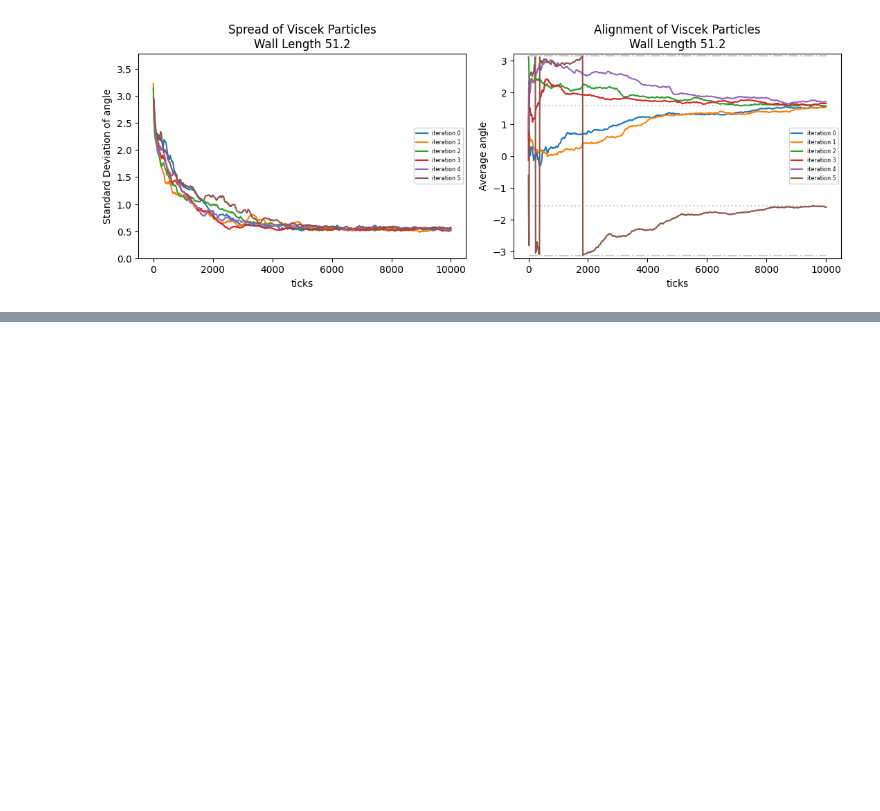
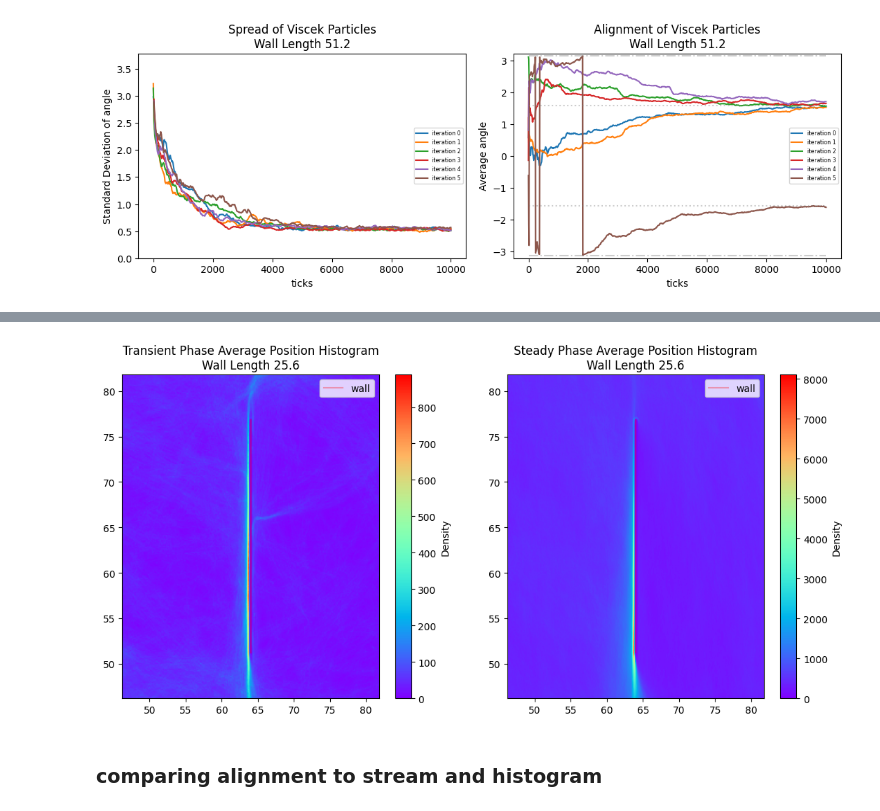
Before and after one commit to RoryTidmarsh/WettingRobots, a Jupyter notebook: wall implemetation/wall_size_experiment/reading_npz.ipynb, the cells around one changed output, grey strips where cells are left out. Drawn from its saved outputs; the diff is of its cells as text; code cells hidden in the pictures; blank space fills up the shorter version.

```diff
--- a/wall implemetation/wall_size_experiment/reading_npz.ipynb
+++ b/wall implemetation/wall_size_experiment/reading_npz.ipynb
@@ -294,0 +477,28 @@ plt.show()
+# %%
+fig, ax = plt.subplots(ncols=2, figsize = (13,6))
+i = 2
+
+cmap = "rainbow"
+_,ax[0] = hist_2D_plot("transient", simulations[i], fig, ax[0], w_alpha= 0.3,cmap= cmap)
+_,ax[1] = hist_2D_plot("steady", simulations[i], fig, ax[1], w_alpha= 0.3,cmap= cmap)
+
+# Get system parameters for zooming
+L = simulations[i]["L"]
+wall_length = simulations[i]["wall length"]
+x_wall = L/2;
+zoom_distance = wall_length/2 +5
+if wall_length == 0:
+    zoom_distance = L/2
+if wall_length == L:
+    zoom_distance = L/2
+
+# Apply zoom to both axes
+for a in ax:
+    a.set_xlim(x_wall - zoom_distance, x_wall + zoom_distance)
+    a.set_ylim(L/2 - zoom_distance, L/2 + zoom_distance)
+# %% [output]
+[figure, added]
+# %% [markdown]
+<a id = align_hist_stream></a>
+
+### comparing alignment to stream and histogram
```
Also changed, not shown: parts of 21 cells of this notebook, 1 other file.
